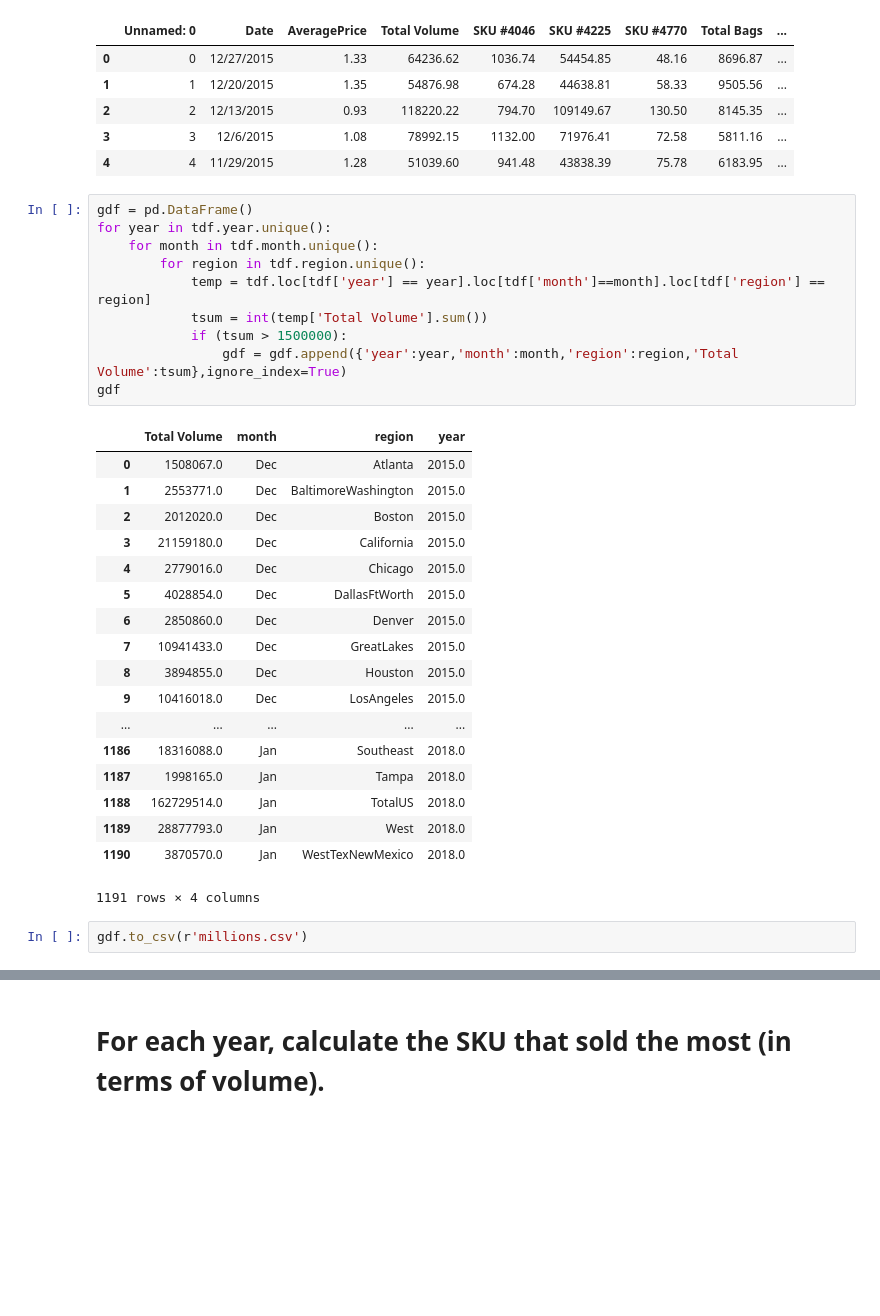
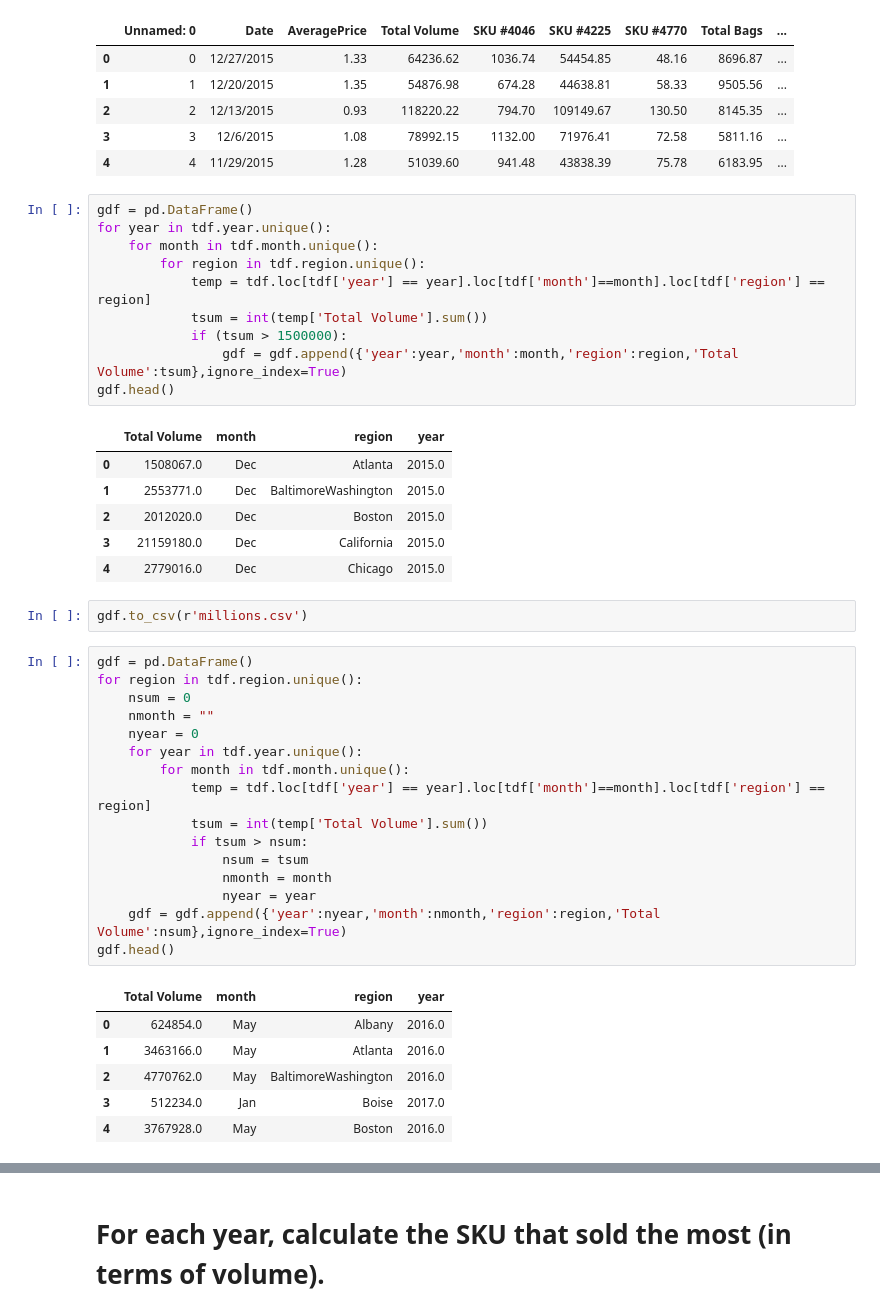
Before and after one commit to JakeHattrick/SalesDataAnalysis, a Jupyter notebook: Analysis Notebook.ipynb, the cells around one changed output, grey strips where cells are left out. Cells and saved outputs as stored; diff of their text form; blank space fills up the shorter version.

```diff
--- a/Analysis Notebook.ipynb
+++ b/Analysis Notebook.ipynb
@@ -36,31 +37,42 @@ tdf.head()
 # %%
 gdf = pd.DataFrame()
 for year in tdf.year.unique():
     for month in tdf.month.unique():
         for region in tdf.region.unique():
             temp = tdf.loc[tdf['year'] == year].loc[tdf['month']==month].loc[tdf['region'] == region]
             tsum = int(temp['Total Volume'].sum())
             if (tsum > 1500000):
                 gdf = gdf.append({'year':year,'month':month,'region':region,'Total Volume':tsum},ignore_index=True)
-gdf
+gdf.head()
 # %% [output]
 |  | Total Volume | month | region | year |
 | 0 | 1508067.0 | Dec | Atlanta | 2015.0 |
 | 1 | 2553771.0 | Dec | BaltimoreWashington | 2015.0 |
 | 2 | 2012020.0 | Dec | Boston | 2015.0 |
 | 3 | 21159180.0 | Dec | California | 2015.0 |
 | 4 | 2779016.0 | Dec | Chicago | 2015.0 |
-| 5 | 4028854.0 | Dec | DallasFtWorth | 2015.0 |
-| 6 | 2850860.0 | Dec | Denver | 2015.0 |
-| 7 | 10941433.0 | Dec | GreatLakes | 2015.0 |
-| 8 | 3894855.0 | Dec | Houston | 2015.0 |
-| 9 | 10416018.0 | Dec | LosAngeles | 2015.0 |
-| ... | ... | ... | ... | ... |
-| 1186 | 18316088.0 | Jan | Southeast | 2018.0 |
-| 1187 | 1998165.0 | Jan | Tampa | 2018.0 |
-| 1188 | 162729514.0 | Jan | TotalUS | 2018.0 |
-| 1189 | 28877793.0 | Jan | West | 2018.0 |
-| 1190 | 3870570.0 | Jan | WestTexNewMexico | 2018.0 |
-1191 rows × 4 columns
 # %%
 gdf.to_csv(r'millions.csv')
+# %%
+gdf = pd.DataFrame()
+for region in tdf.region.unique():
+    nsum = 0
+    nmonth = ""
+    nyear = 0
+    for year in tdf.year.unique():
+        for month in tdf.month.unique():
+            temp = tdf.loc[tdf['year'] == year].loc[tdf['month']==month].loc[tdf['region'] == region]
+            tsum = int(temp['Total Volume'].sum())
+            if tsum > nsum:
+                nsum = tsum
+                nmonth = month
+                nyear = year
+    gdf = gdf.append({'year':nyear,'month':nmonth,'region':region,'Total Volume':nsum},ignore_index=True)
+gdf.head()
+# %% [output]
+|  | Total Volume | month | region | year |
+| 0 | 624854.0 | May | Albany | 2016.0 |
+| 1 | 3463166.0 | May | Atlanta | 2016.0 |
+| 2 | 4770762.0 | May | BaltimoreWashington | 2016.0 |
+| 3 | 512234.0 | Jan | Boise | 2017.0 |
+| 4 | 3767928.0 | May | Boston | 2016.0 |
```
Also changed, not shown: parts of 2 cells of this notebook, 1 other file.
